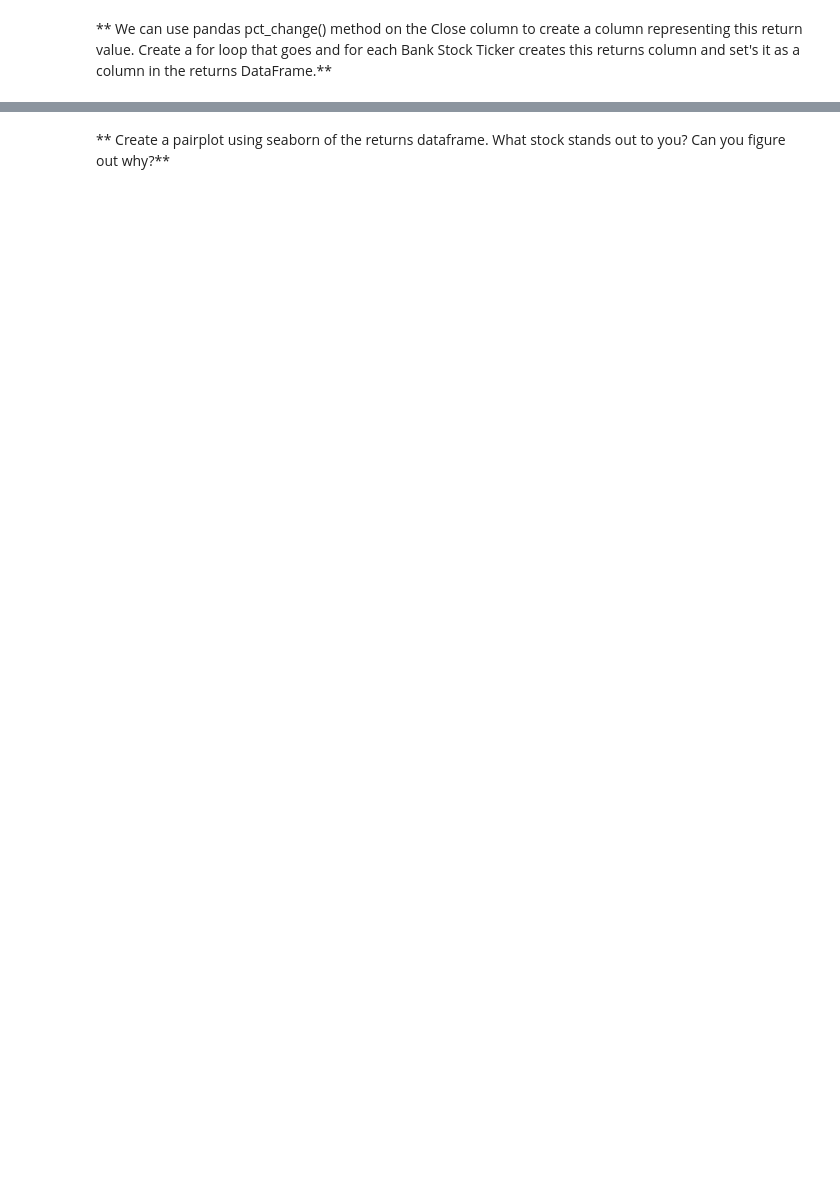
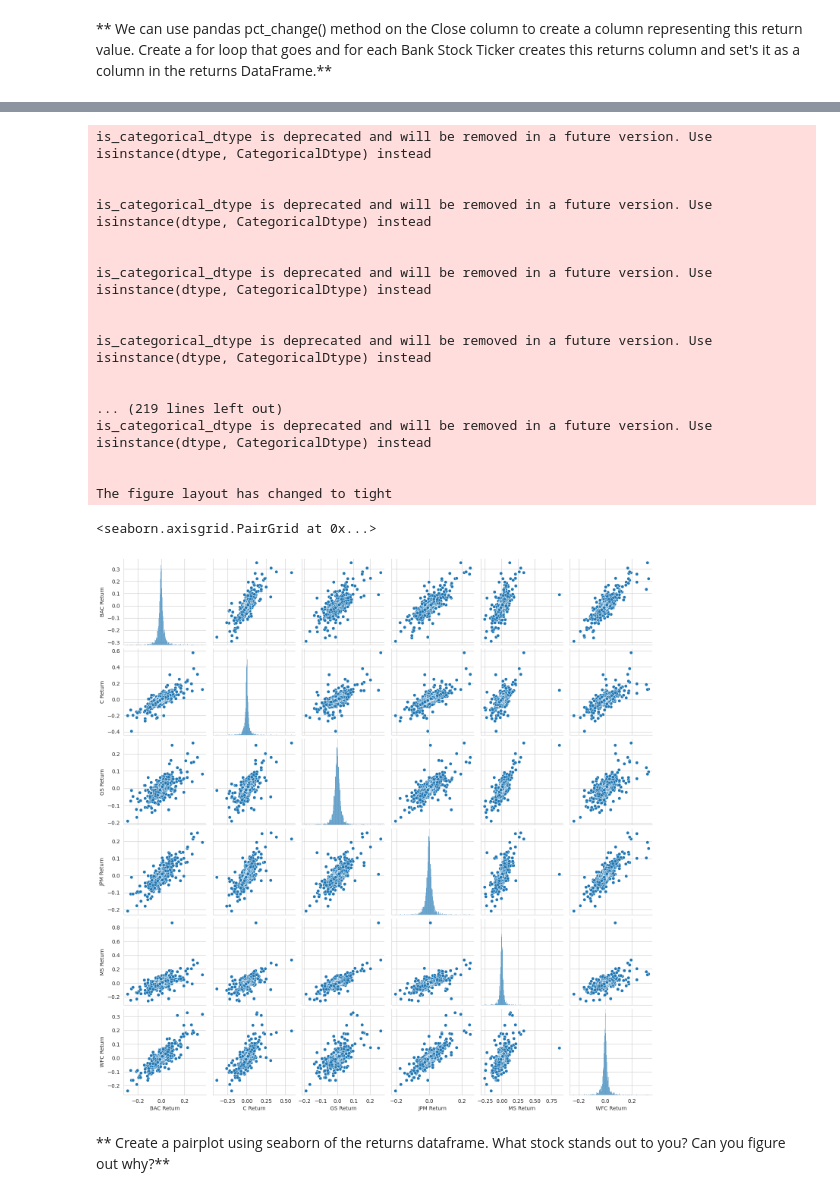
Before and after one commit to Arjob-Das/Machine-Learning-Basics, a Jupyter notebook: 07-Data Capstone Projects/03-Finance Project.ipynb, the cells around one changed output, grey strips where cells are left out. Cells and saved outputs as stored; diff of their text form; code cells hidden in the pictures; blank space fills up the shorter version.

```diff
--- a/07-Data Capstone Projects/03-Finance Project.ipynb
+++ b/07-Data Capstone Projects/03-Finance Project.ipynb
@@ -158,3 +160,9 @@ dtype: float64
 ** Create a new empty DataFrame called returns. This dataframe will contain the returns for each bank's stock. returns are typically defined by:**
 
 $$r_t = \frac{p_t - p_{t-1}}{p_{t-1}} = \frac{p_t}{p_{t-1}} - 1$$
+# %%
+returns = pd.DataFrame()
+# %%
+for tick in tickers:
+    returns[tick+' Return'] = bank_stocks[tick]['Close'].pct_change()
+returns.head()
@@ -172,2 +179,26 @@ $$r_t = \frac{p_t - p_{t-1}}{p_{t-1}} = \frac{p_t}{p_{t-1}} - 1$$
+# %%
+#returns[1:]
+import seaborn as sns
+sns.pairplot(returns[1:])
+# %% [output]
+is_categorical_dtype is deprecated and will be removed in a future version. Use isinstance(dtype, CategoricalDtype) instead
+
+
+is_categorical_dtype is deprecated and will be removed in a future version. Use isinstance(dtype, CategoricalDtype) instead
+
+
+is_categorical_dtype is deprecated and will be removed in a future version. Use isinstance(dtype, CategoricalDtype) instead
+
+
+is_categorical_dtype is deprecated and will be removed in a future version. Use isinstance(dtype, CategoricalDtype) instead
+
+
+... (219 lines left out)
+is_categorical_dtype is deprecated and will be removed in a future version. Use isinstance(dtype, CategoricalDtype) instead
+
+
+The figure layout has changed to tight
+<seaborn.axisgrid.PairGrid at 0x...>
+[figure, added]
 # %% [markdown]
 ** Create a pairplot using seaborn of the returns dataframe. What stock stands out to you? Can you figure out why?**
```
Also changed, not shown: parts of 41 cells of this notebook.
